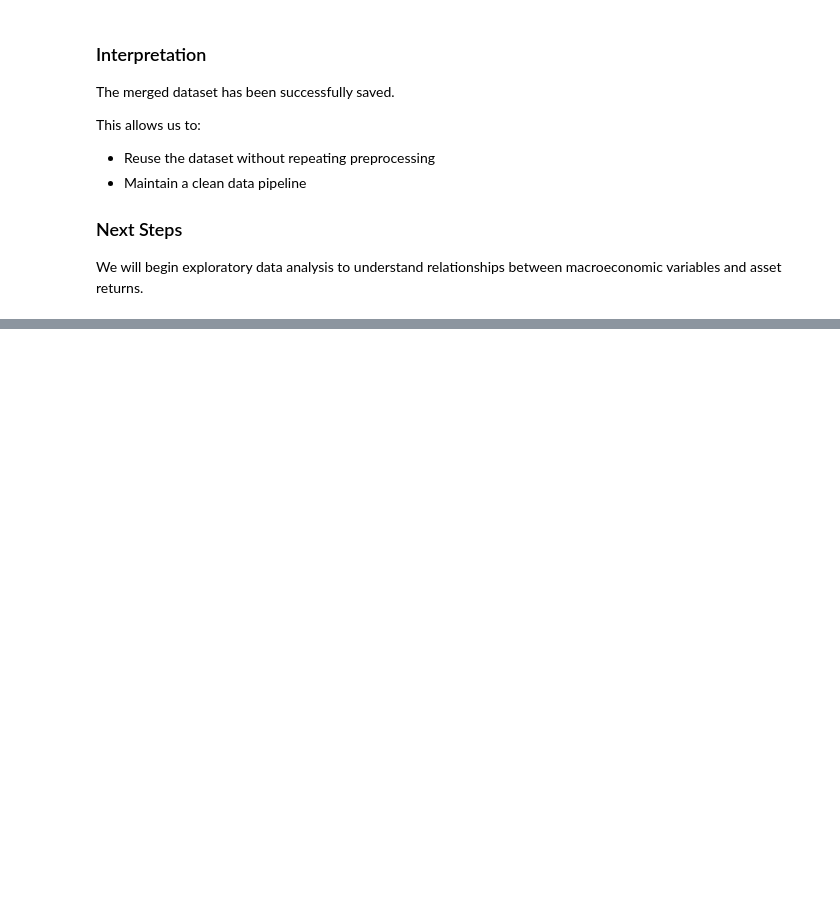
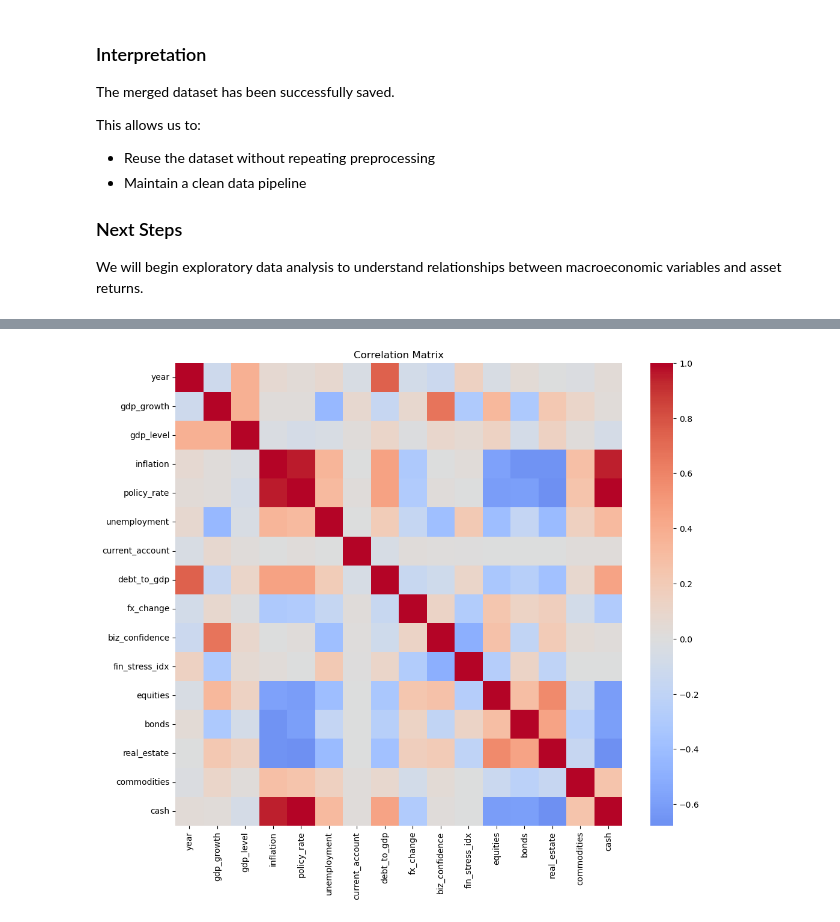
Before and after one commit to Wexwer/Macroeconomics-Indicators-Effect, a Jupyter notebook: Data Science/Exam-Project/Data Source/macroeconomic_indicators_effect_project.ipynb, the cells around one changed output, grey strips where cells are left out. Cells and saved outputs as stored; diff of their text form; code cells hidden in the pictures; blank space fills up the shorter version.

```diff
--- a/Data Science/Exam-Project/Data Source/macroeconomic_indicators_effect_project.ipynb
+++ b/Data Science/Exam-Project/Data Source/macroeconomic_indicators_effect_project.ipynb
@@ -548,0 +628,7 @@ test
+# %%
+plt.figure(figsize=(12, 10))
+sns.heatmap(merged_df.corr(numeric_only=True), cmap="coolwarm", center=0)
+plt.title("Correlation Matrix")
+plt.show()
+# %% [output]
+[figure, added]
```
Also changed, not shown: parts of 18 cells of this notebook.
